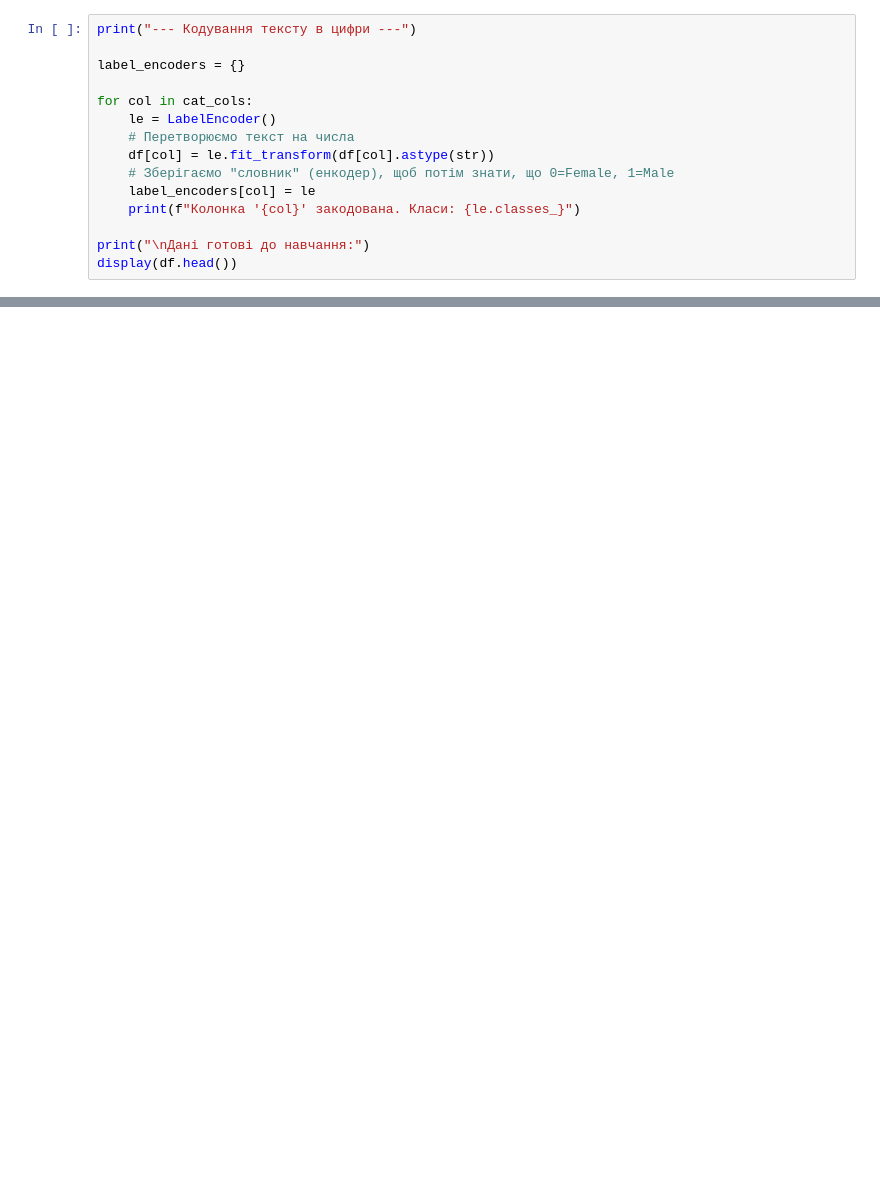
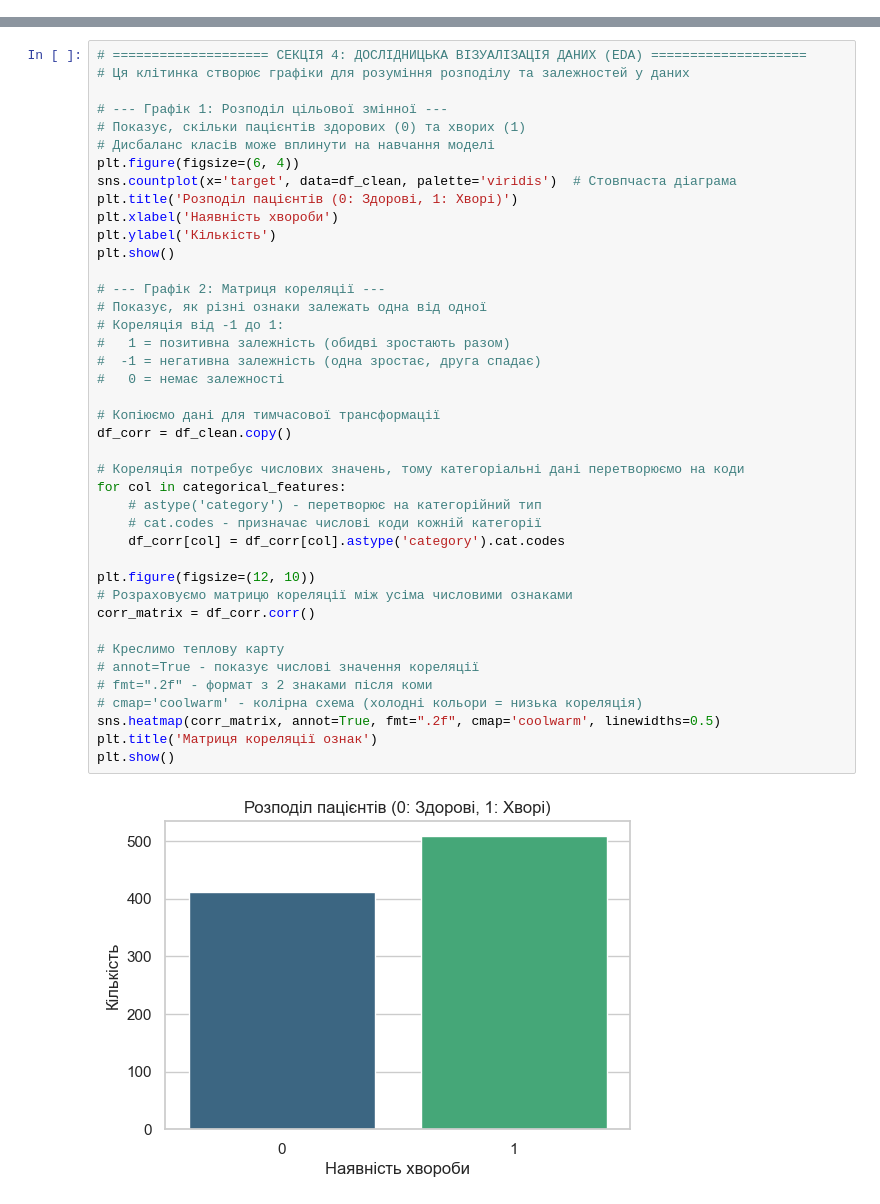
Before and after one commit to Failara/BigData-Course, a Jupyter notebook: analysis.ipynb, the cells around one changed output, grey strips where cells are left out. Cells and saved outputs as stored; diff of their text form; blank space fills up the shorter version.

```diff
--- a/analysis.ipynb
+++ b/analysis.ipynb
@@ -71,15 +0,0 @@ print(df.isnull().sum().sum())  # Має бути 0
-# %%
-print("--- Кодування тексту в цифри ---")
-
-label_encoders = {}
-
-for col in cat_cols:
-    le = LabelEncoder()
-    # Перетворюємо текст на числа
-    df[col] = le.fit_transform(df[col].astype(str))
-    # Зберігаємо "словник" (енкодер), щоб потім знати, що 0=Female, 1=Male
-    label_encoders[col] = le
-    print(f"Колонка '{col}' закодована. Класи: {le.classes_}")
-
-print("\nДані готові до навчання:")
-display(df.head())
@@ -249,0 +175,43 @@ print("Успішно! Всі файли збережено у папці про
+# %%
+# ==================== СЕКЦІЯ 4: ДОСЛІДНИЦЬКА ВІЗУАЛІЗАЦІЯ ДАНИХ (EDA) ====================
+# Ця клітинка створює графіки для розуміння розподілу та залежностей у даних
+
+# --- Графік 1: Розподіл цільової змінної ---
+# Показує, скільки пацієнтів здорових (0) та хворих (1)
+# Дисбаланс класів може вплинути на навчання моделі
+plt.figure(figsize=(6, 4))
+sns.countplot(x='target', data=df_clean, palette='viridis')  # Стовпчаста діаграма
+plt.title('Розподіл пацієнтів (0: Здорові, 1: Хворі)')
+plt.xlabel('Наявність хвороби')
+plt.ylabel('Кількість')
+plt.show()
+
+# --- Графік 2: Матриця кореляції ---
+# Показує, як різні ознаки залежать одна від одної
+# Кореляція від -1 до 1:
+#   1 = позитивна залежність (обидві зростають разом)
+#  -1 = негативна залежність (одна зростає, друга спадає)
+#   0 = немає залежності
+
+# Копіюємо дані для тимчасової трансформації
+df_corr = df_clean.copy()
+
+# Кореляція потребує числових значень, тому категоріальні дані перетворюємо на коди
+for col in categorical_features:
+    # astype('category') - перетворює на категорійний тип
+    # cat.codes - призначає числові коди кожній категорії
+    df_corr[col] = df_corr[col].astype('category').cat.codes
+
+plt.figure(figsize=(12, 10))
+# Розраховуємо матрицю кореляції між усіма числовими ознаками
+corr_matrix = df_corr.corr()
+
+# Креслимо теплову карту
+# annot=True - показує числові значення кореляції
+# fmt=".2f" - формат з 2 знаками після коми
+# cmap='coolwarm' - колірна схема (холодні кольори = низька кореляція)
+sns.heatmap(corr_matrix, annot=True, fmt=".2f", cmap='coolwarm', linewidths=0.5)
+plt.title('Матриця кореляції ознак')
+plt.show()
+# %% [output]
+[figure, added]
```
Also changed, not shown: parts of 16 cells of this notebook, 7 other files.
